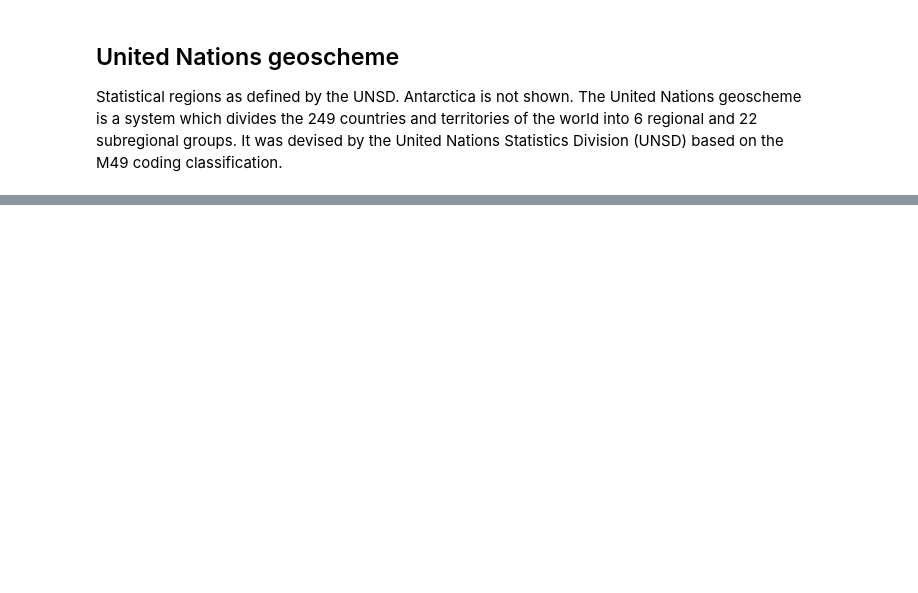
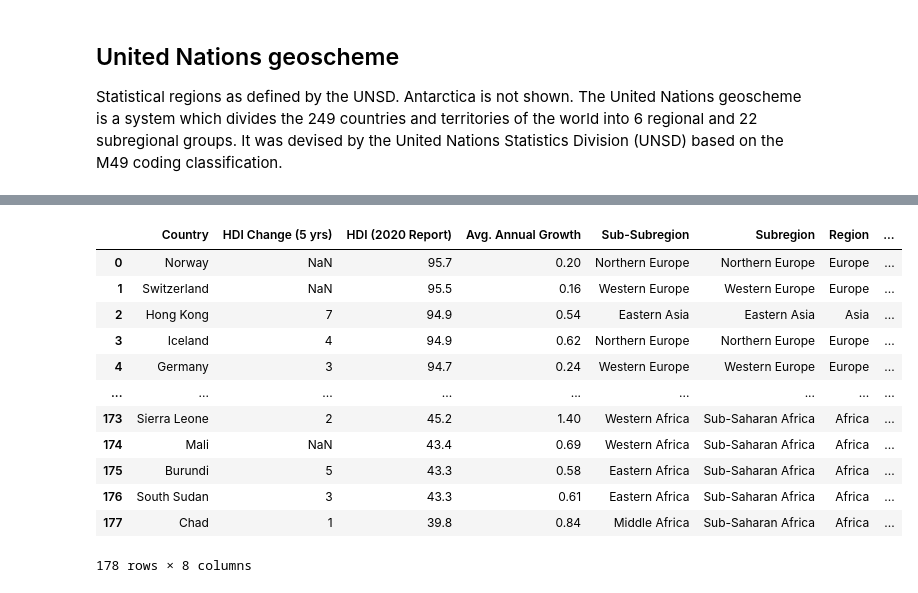
Before and after one commit to mtm1186/Human-Development-Index-HDI-, a Jupyter notebook: HumanDevelopmentIndex.ipynb, the cells around one changed output, grey strips where cells are left out. Cells and saved outputs as stored; diff of their text form; code cells hidden in the pictures; blank space fills up the shorter version.

```diff
--- a/HumanDevelopmentIndex.ipynb
+++ b/HumanDevelopmentIndex.ipynb
@@ -594,0 +677,2 @@ subarray_sums(array,x)
+# %%
+df_gdp.rename(columns = {0:'Country', 3:'GDP per Capita'}, inplace = True)
@@ -594,0 +685,16 @@ subarray_sums(array,x)
+# %%
+df
+# %% [output]
+|  | Country | HDI Change (5 yrs) | HDI (2020 Report) | Avg. Annual Growth | Sub-Subregion | Subregion | Region | ... |
+| 0 | Norway | NaN | 95.7 | 0.20 | Northern Europe | Northern Europe | Europe | ... |
+| 1 | Switzerland | NaN | 95.5 | 0.16 | Western Europe | Western Europe | Europe | ... |
+| 2 | Hong Kong | 7 | 94.9 | 0.54 | Eastern Asia | Eastern Asia | Asia | ... |
+| 3 | Iceland | 4 | 94.9 | 0.62 | Northern Europe | Northern Europe | Europe | ... |
+| 4 | Germany | 3 | 94.7 | 0.24 | Western Europe | Western Europe | Europe | ... |
+| ... | ... | ... | ... | ... | ... | ... | ... | ... |
+| 173 | Sierra Leone | 2 | 45.2 | 1.40 | Western Africa | Sub-Saharan Africa | Africa | ... |
+| 174 | Mali | NaN | 43.4 | 0.69 | Western Africa | Sub-Saharan Africa | Africa | ... |
+| 175 | Burundi | 5 | 43.3 | 0.58 | Eastern Africa | Sub-Saharan Africa | Africa | ... |
+| 176 | South Sudan | 3 | 43.3 | 0.61 | Eastern Africa | Sub-Saharan Africa | Africa | ... |
+| 177 | Chad | 1 | 39.8 | 0.84 | Middle Africa | Sub-Saharan Africa | Africa | ... |
+178 rows × 8 columns
```
Also changed, not shown: parts of 36 cells of this notebook.
